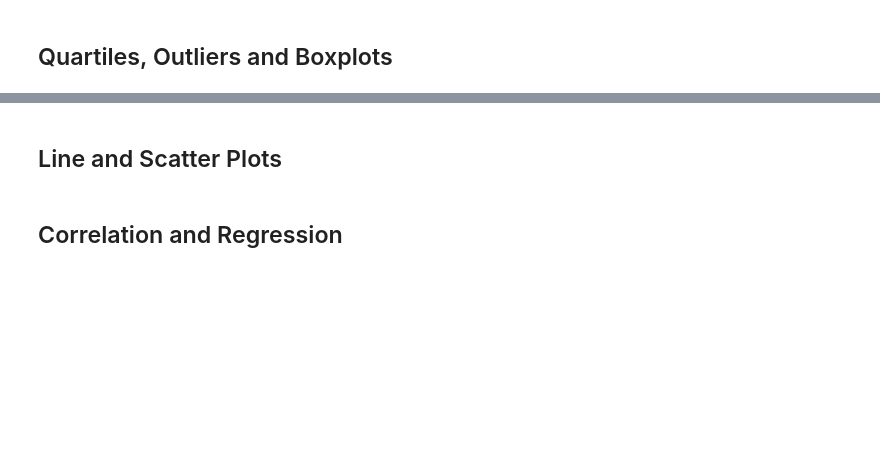
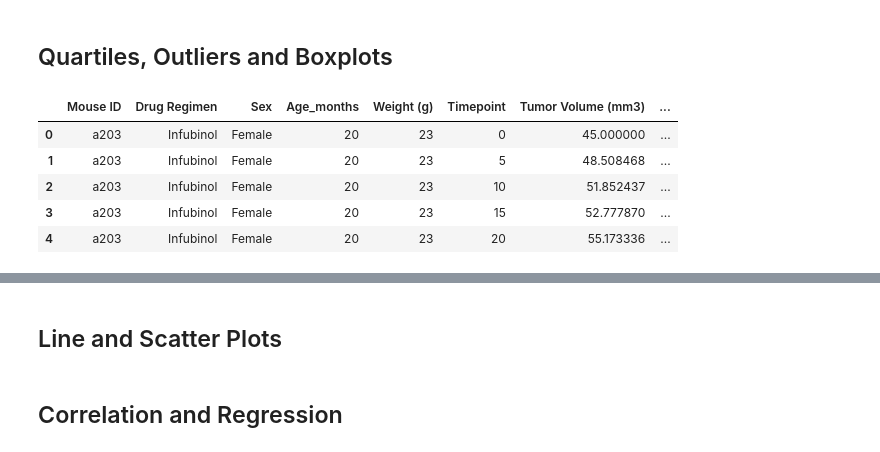
Before and after one commit to grand42/Drug_Treatment_Study, a Jupyter notebook: pymaceuticals.ipynb, the cells around one changed output, grey strips where cells are left out. Saved outputs shown, nothing was run; the diff lists cells and outputs as text; code cells hidden in the pictures; blank space fills up the shorter version.

```diff
--- a/pymaceuticals.ipynb
+++ b/pymaceuticals.ipynb
@@ -142,8 +156,19 @@ xvalues = np.arange(len(clean_df["Drug Regimen"]))
 # %%
 # Calculate the final tumor volume of each mouse across four of the treatment regimens:
 # Capomulin, Ramicane, Infubinol, and Ceftamin
 
 # Start by getting the last (greatest) timepoint for each mouse
+lasttime = clean_df.groupby('Mouse ID')['Timepoint'].agg(['max']).reset_index()
+lasttime=lasttime.rename(columns={'max':'Max Time'})
 
 
 # Merge this group df with the original dataframe to get the tumor volume at the last timepoint
+mouse_data=pd.merge(clean_df, lasttime, on="Mouse ID", how = "outer")
+mouse_data.head()
+# %% [output]
+|  | Mouse ID | Drug Regimen | Sex | Age_months | Weight (g) | Timepoint | Tumor Volume (mm3) | ... |
+| 0 | a203 | Infubinol | Female | 20 | 23 | 0 | 45.000000 | ... |
+| 1 | a203 | Infubinol | Female | 20 | 23 | 5 | 48.508468 | ... |
+| 2 | a203 | Infubinol | Female | 20 | 23 | 10 | 51.852437 | ... |
+| 3 | a203 | Infubinol | Female | 20 | 23 | 15 | 52.777870 | ... |
+| 4 | a203 | Infubinol | Female | 20 | 23 | 20 | 55.173336 | ... |
```
Also changed, not shown: parts of 6 cells of this notebook.
